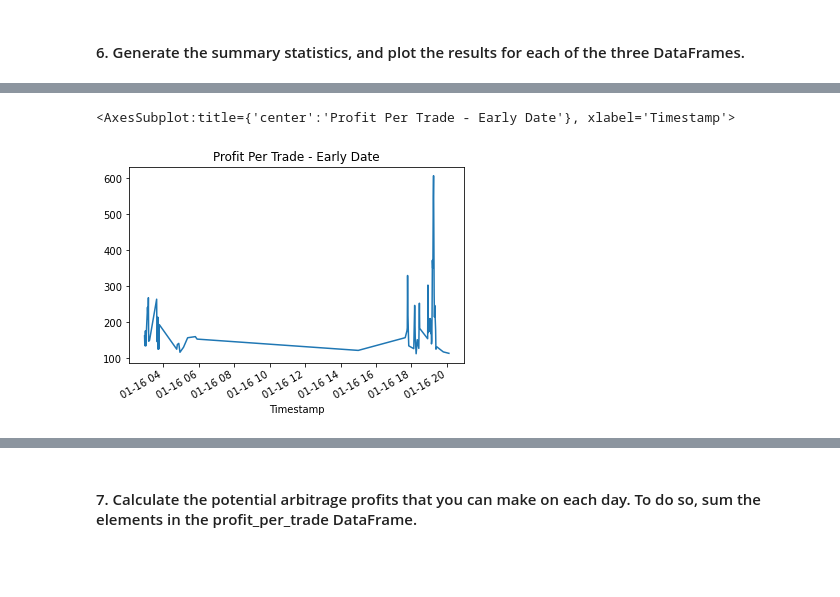
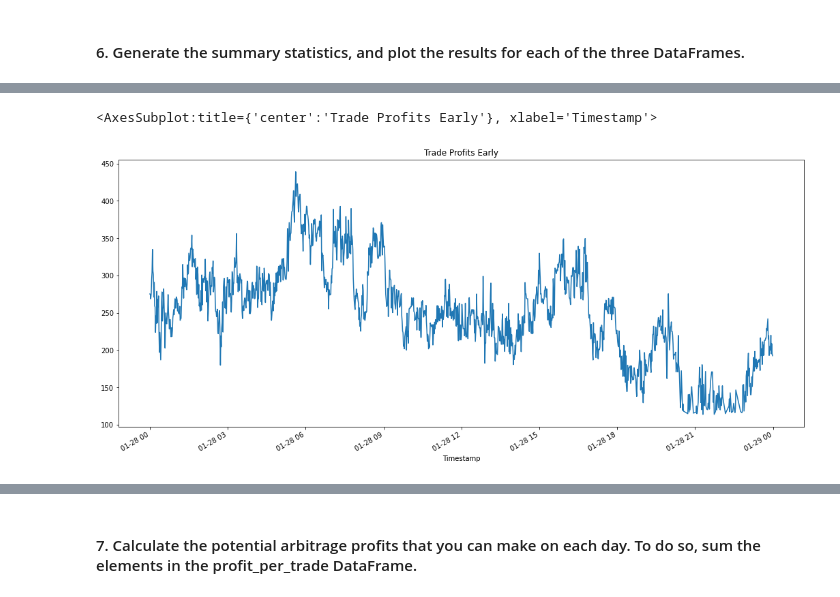
Before and after one commit to Rossjerry/Challenge-3, a Jupyter notebook: crypto_arbitrage.ipynb, the cells around one changed output, grey strips where cells are left out. Drawn from its saved outputs; the diff is of its cells as text; code cells hidden in the pictures; blank space fills up the shorter version.

```diff
--- a/crypto_arbitrage.ipynb
+++ b/crypto_arbitrage.ipynb
@@ -505,8 +513,8 @@ Calculate the potential profits for each date that you selected in the previous
 # %%
 # For the date early in the dataset, measure the arbitrage spread between the two exchanges
 # by subtracting the lower-priced exchange from the higher-priced one
-arbitrage_spread_early = # YOUR CODE HERE
+arbitrage_spread_early = bitstamp['Close'].loc["2018-01-28"] - coinbase['Close'].loc["2018-01-28"]
 
 # Use a conditional statement to generate the summary statistics for each arbitrage_spread DataFrame
-# YOUR CODE HERE
+arbitrage_spread_early.describe()
 # %% [output]
@@ -524,9 +566,10 @@ Name: Close, dtype: float64
 # %%
 # For the date early in the dataset, calculate the spread returns by dividing the instances when the arbitrage spread is positive (> 0)
 # by the price of Bitcoin from the exchange you are buying on (the lower-priced exchange).
-spread_return_early= # YOUR CODE HERE
+spread_return_early= arbitrage_spread_early[arbitrage_spread_early>0] / bitstamp["Close"].loc["2018-01-28"]
 
 # Review the spread return DataFrame
-# YOUR CODE HERE
+display(spread_return_early.head())
+display(spread_return_early.tail())
 # %% [output]
 Timestamp
@@ -541,9 +642,9 @@ Name: Close, dtype: float64
 # %%
 # For the date early in the dataset, determine the number of times your trades with positive returns
 # exceed the 1% minimum threshold (.01) that you need to cover your costs
-profitable_trades_early = # YOUR CODE HERE
+profitable_trades_early = spread_return_early[spread_return_early > .01]
 
 # Review the first five profitable trades
-# YOUR CODE HERE
+profitable_trades_early.head()
 # %% [output]
 Timestamp
@@ -574,12 +719,12 @@ Name: Close, dtype: float64
 # %%
 # For the date early in the dataset, calculate the potential profit per trade in dollars
 # Multiply the profitable trades by the cost of the Bitcoin that was purchased
-profit_early = # YOUR CODE HERE
+profit_early = profitable_trades_early * bitstamp["Close"].loc["2018-01-28"]
 
 # Drop any missing values from the profit DataFrame
-profit_per_trade_early = # YOUR CODE HERE
+profit_per_trade_early = profit_early.dropna()
 
 # View the early profit DataFrame
-# YOUR CODE HERE
+profit_per_trade_early
 # %% [output]
 Timestamp
@@ -613,6 +808,6 @@ Name: Close, dtype: float64
 # %%
 # Plot the results for the early profit per trade DataFrame
-# YOUR CODE HERE
+profit_per_trade_early.plot(figsize=(18, 8), title="Trade Profits Early")
 # %% [output]
-<AxesSubplot:title={'center':'Profit Per Trade - Early Date'}, xlabel='Timestamp'>
+<AxesSubplot:title={'center':'Trade Profits Early'}, xlabel='Timestamp'>
-[figure, old version]
+[figure, new version]
```
Also changed, not shown: parts of 34 cells of this notebook.
